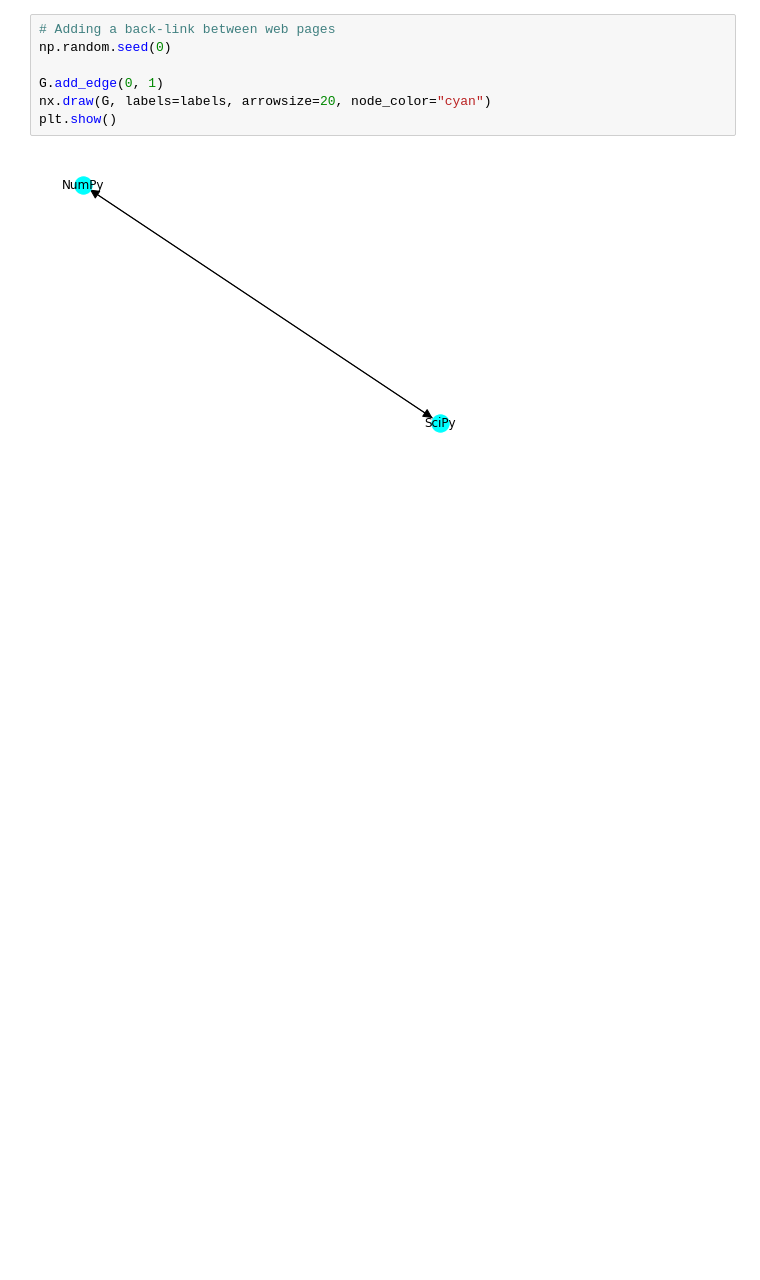
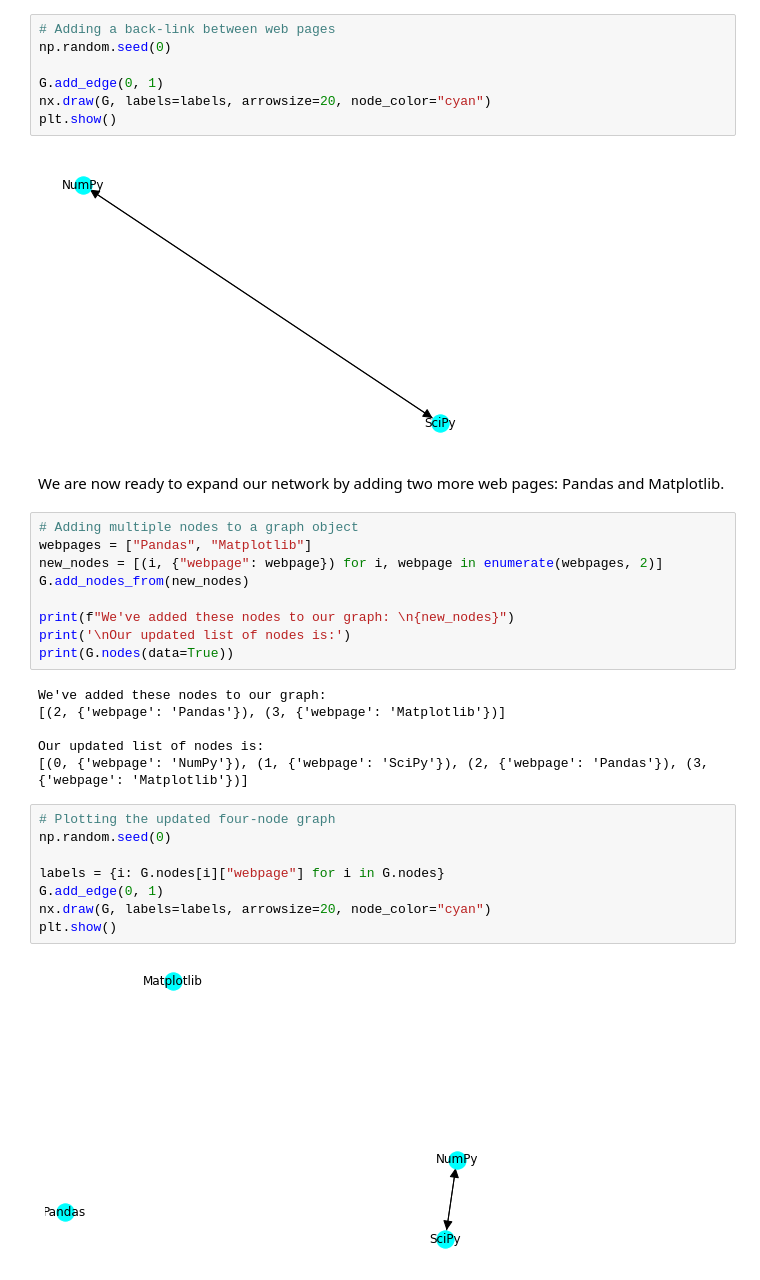
Before and after one commit to rahiakela/data-science-research-and-practice, a Jupyter notebook: case-study-5--predicting-future-friendships/01_graph_theory_and_network_analysis.ipynb, the cells around one changed output. Saved outputs shown, nothing was run; the diff lists cells and outputs as text; blank space fills up the shorter version.

```diff
--- a/case-study-5--predicting-future-friendships/01_graph_theory_and_network_analysis.ipynb
+++ b/case-study-5--predicting-future-friendships/01_graph_theory_and_network_analysis.ipynb
@@ -215,3 +218,31 @@ nx.draw(G, labels=labels, arrowsize=20, node_color="cyan")
 plt.show()
 # %% [output]
 [figure]
+# %% [markdown]
+We are now ready to expand our network by adding two more web pages: Pandas
+and Matplotlib.
+# %%
+# Adding multiple nodes to a graph object
+webpages = ["Pandas", "Matplotlib"]
+new_nodes = [(i, {"webpage": webpage}) for i, webpage in enumerate(webpages, 2)]
+G.add_nodes_from(new_nodes)
+
+print(f"We've added these nodes to our graph: \n{new_nodes}")
+print('\nOur updated list of nodes is:')
+print(G.nodes(data=True))
+# %% [output]
+We've added these nodes to our graph:
+[(2, {'webpage': 'Pandas'}), (3, {'webpage': 'Matplotlib'})]
+
+Our updated list of nodes is:
+[(0, {'webpage': 'NumPy'}), (1, {'webpage': 'SciPy'}), (2, {'webpage': 'Pandas'}), (3, {'webpage': 'Matplotlib'})]
+# %%
+# Plotting the updated four-node graph
+np.random.seed(0)
+
+labels = {i: G.nodes[i]["webpage"] for i in G.nodes}
+G.add_edge(0, 1)
+nx.draw(G, labels=labels, arrowsize=20, node_color="cyan")
+plt.show()
+# %% [output]
+[figure, added]
```
Also changed, not shown: parts of 11 cells of this notebook.
